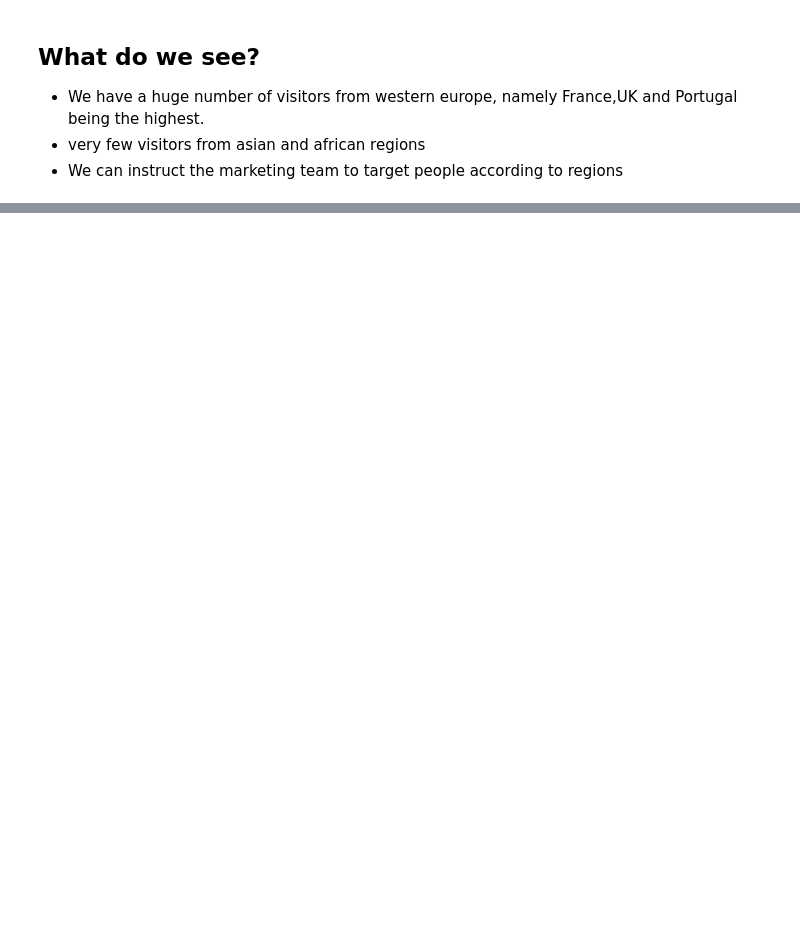
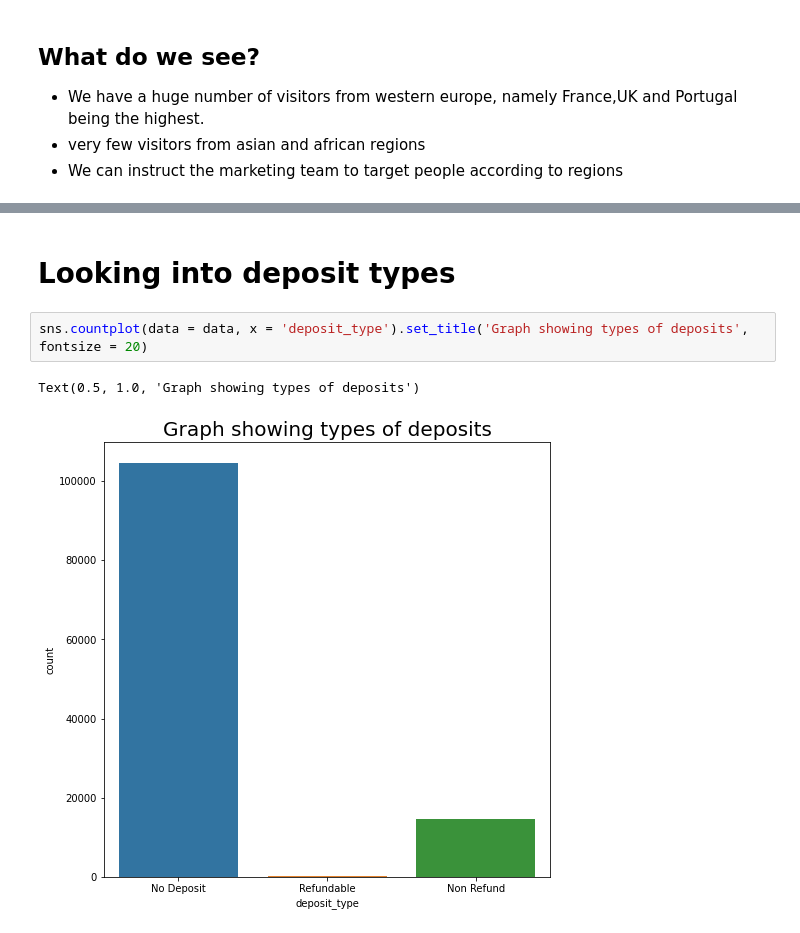
Before and after one commit to Deven876/Capstone-1-Hotel-Booking-Analysis, a Jupyter notebook: Capstone_Project_1_Hotel_Booking_Analysis.ipynb, the cells around one changed output, grey strips where cells are left out. Saved outputs shown, nothing was run; the diff lists cells and outputs as text; blank space fills up the shorter version.

```diff
--- a/Capstone_Project_1_Hotel_Booking_Analysis.ipynb
+++ b/Capstone_Project_1_Hotel_Booking_Analysis.ipynb
@@ -496,0 +518,7 @@ px.choropleth(country_visitors,
+# %% [markdown]
+# Looking into deposit types
+# %%
+sns.countplot(data = data, x = 'deposit_type').set_title('Graph showing types of deposits', fontsize = 20)
+# %% [output]
+Text(0.5, 1.0, 'Graph showing types of deposits')
+[figure, added]
```
Also changed, not shown: parts of 26 cells of this notebook.
